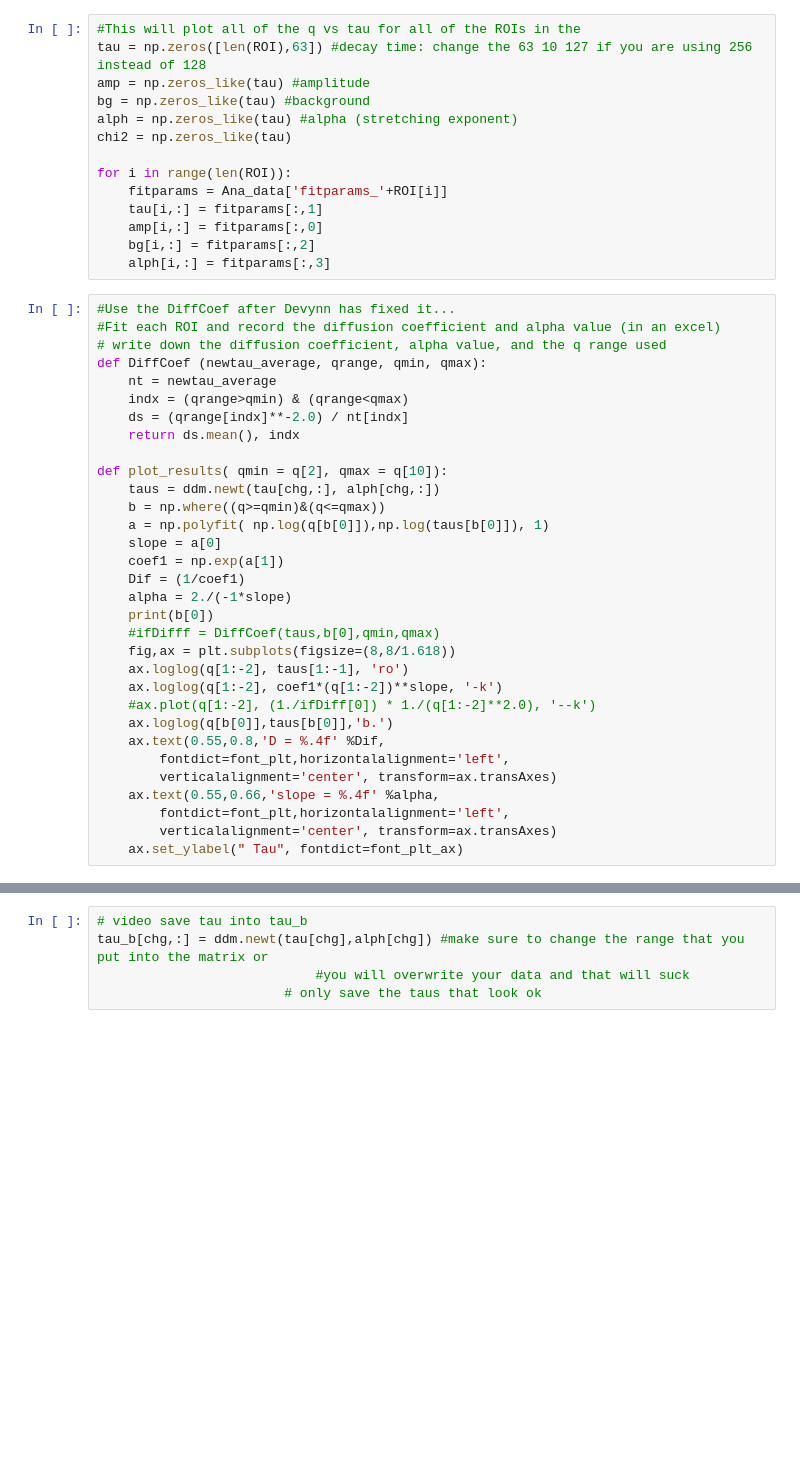
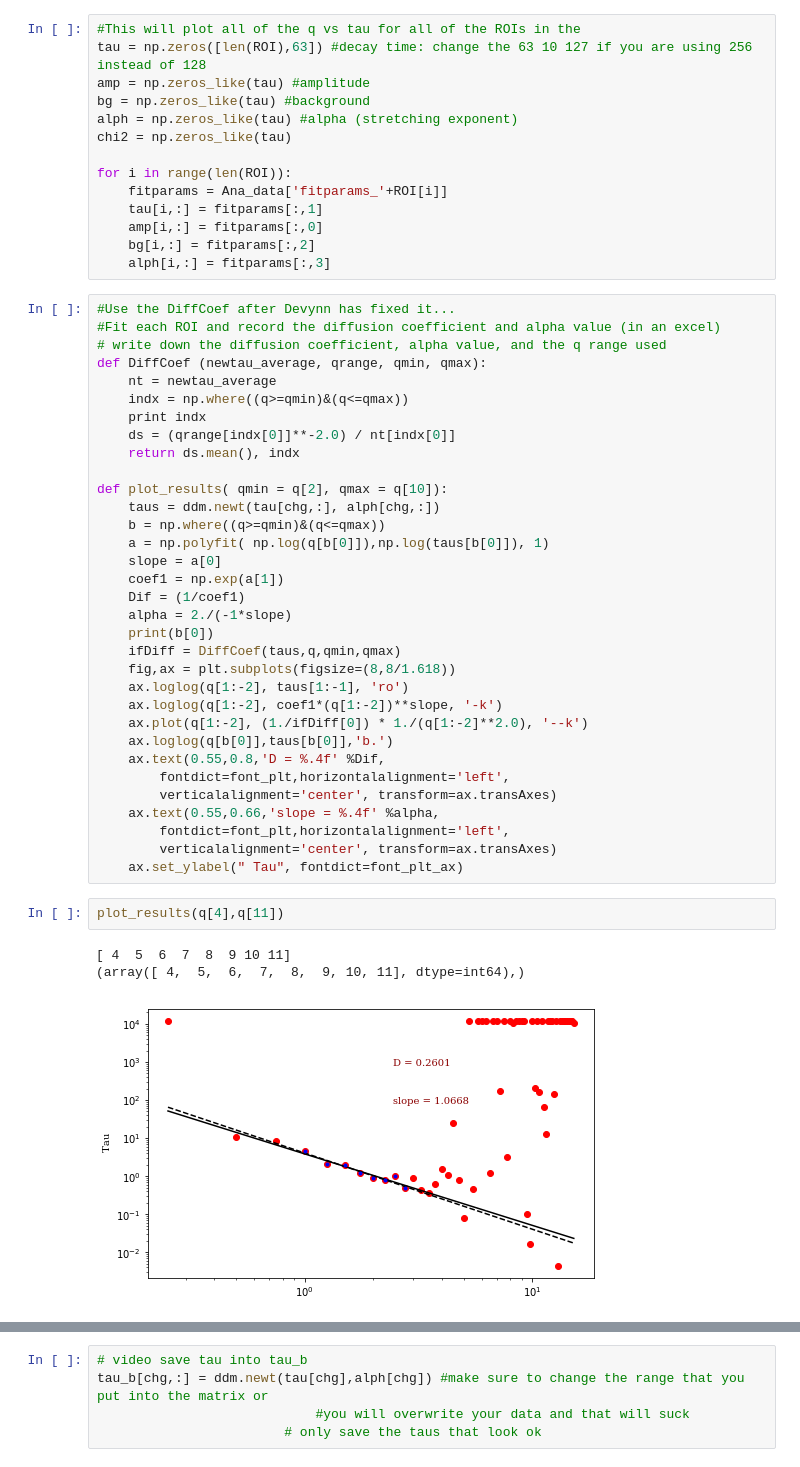
Before and after one commit to rmcgorty/Differential-Dynamic-Microscopy---Python, a Jupyter notebook: Plotting all q vs tau and getting diffusion coefficient.ipynb, the cells around one changed output, grey strips where cells are left out. Saved outputs shown, nothing was run; the diff lists cells and outputs as text; blank space fills up the shorter version.

```diff
--- a/Plotting all q vs tau and getting diffusion coefficient.ipynb
+++ b/Plotting all q vs tau and getting diffusion coefficient.ipynb
@@ -87,8 +87,9 @@ for i in range(len(ROI)):
 # write down the diffusion coefficient, alpha value, and the q range used
 def DiffCoef (newtau_average, qrange, qmin, qmax):
     nt = newtau_average
-    indx = (qrange>qmin) & (qrange<qmax)
-    ds = (qrange[indx]**-2.0) / nt[indx]
+    indx = np.where((q>=qmin)&(q<=qmax))
+    print indx
+    ds = (qrange[indx[0]]**-2.0) / nt[indx[0]]
     return ds.mean(), indx
 
 def plot_results( qmin = q[2], qmax = q[10]):
@@ -100,11 +101,11 @@ def plot_results( qmin = q[2], qmax = q[10]):
     Dif = (1/coef1)
     alpha = 2./(-1*slope)
     print(b[0])
-    #ifDifff = DiffCoef(taus,b[0],qmin,qmax)
+    ifDiff = DiffCoef(taus,q,qmin,qmax)
     fig,ax = plt.subplots(figsize=(8,8/1.618))
     ax.loglog(q[1:-2], taus[1:-1], 'ro')
     ax.loglog(q[1:-2], coef1*(q[1:-2])**slope, '-k')
-    #ax.plot(q[1:-2], (1./ifDiff[0]) * 1./(q[1:-2]**2.0), '--k')
+    ax.plot(q[1:-2], (1./ifDiff[0]) * 1./(q[1:-2]**2.0), '--k')
     ax.loglog(q[b[0]],taus[b[0]],'b.')
     ax.text(0.55,0.8,'D = %.4f' %Dif,
         fontdict=font_plt,horizontalalignment='left',
@@ -113,6 +114,12 @@ def plot_results( qmin = q[2], qmax = q[10]):
         fontdict=font_plt,horizontalalignment='left',
         verticalalignment='center', transform=ax.transAxes)
     ax.set_ylabel(" Tau", fontdict=font_plt_ax)
+# %%
+plot_results(q[4],q[11])
+# %% [output]
+[ 4  5  6  7  8  9 10 11]
+(array([ 4,  5,  6,  7,  8,  9, 10, 11], dtype=int64),)
+[figure, added]
 # %%
 #This plots the funcition above and should spit out the important info
 #Change the chg to change the ROI you are fitting
```
Also changed, not shown: parts of 1 cell of this notebook.
